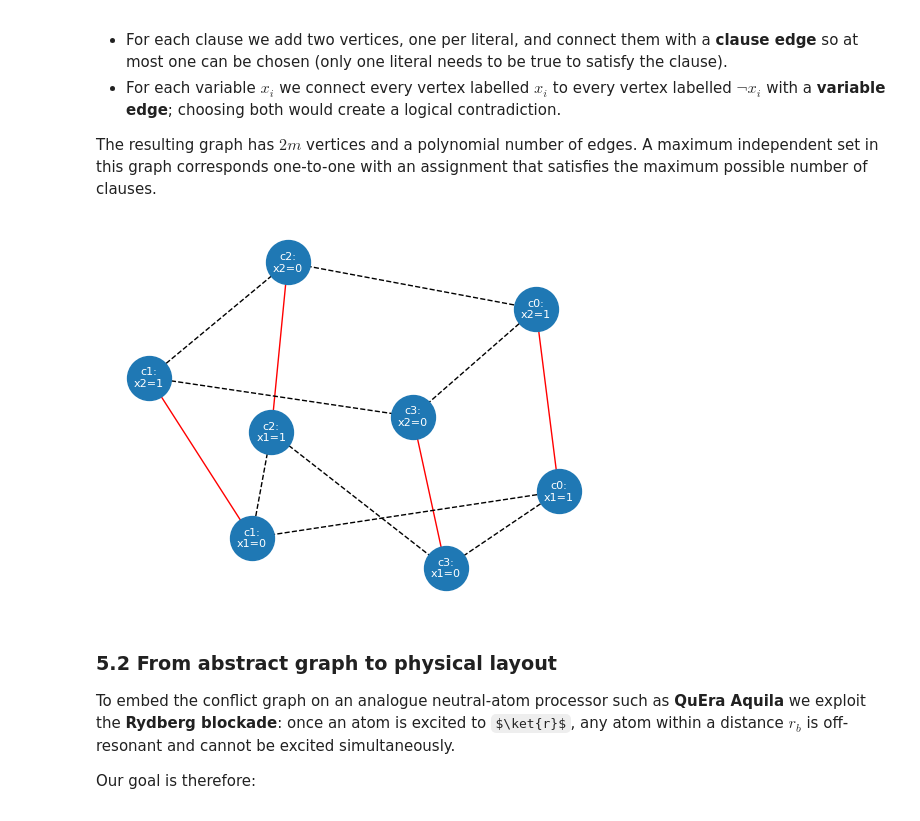
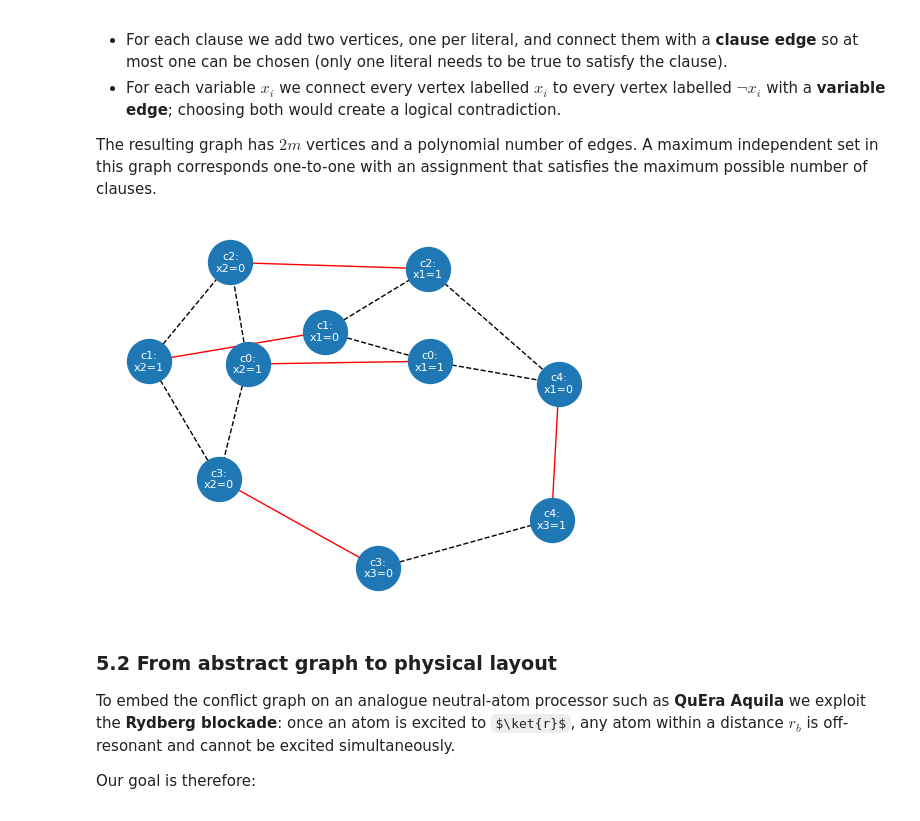
Before and after one commit to PawseySC/QCSouthKorea-Workshop-2025, a Jupyter notebook: Pawsey/Analog_Combinatorial_Optimisation.ipynb, the cells around one changed output. Drawn from its saved outputs; the diff is of its cells as text; code cells hidden in the pictures; some formulas as TeX source.

```diff
--- a/Pawsey/Analog_Combinatorial_Optimisation.ipynb
+++ b/Pawsey/Analog_Combinatorial_Optimisation.ipynb
@@ -121,18 +123,19 @@ The resulting graph has $2m$ vertices and a polynomial number of edges.  A maxim
 # %%
 from workshop_utils import generate_mis_graph_from_2sat, visualize_graph
 
 clauses = [
     (1,  2),
     (-1, 2),
     (1, -2),
-    (-1,-2)
+    (-3,-2),
+    (3, -1)
 ]
 
 G = generate_mis_graph_from_2sat(clauses)
 
 visualize_graph(G) # red edges indicate a clauses, dashed edges a conflict
 # %% [output]
-[figure, old version]
+[figure, new version]
 # %% [markdown]
 ### 5.2 From abstract graph to physical layout
 
```
Also changed, not shown: parts of 5 cells of this notebook.
